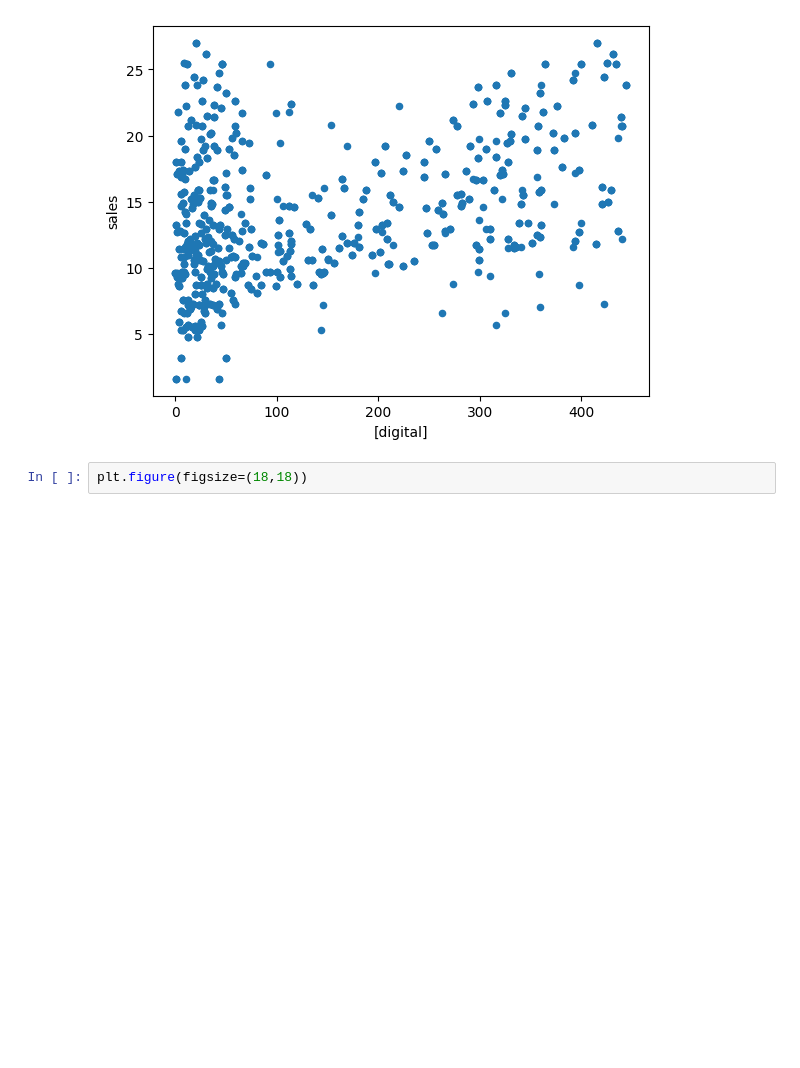
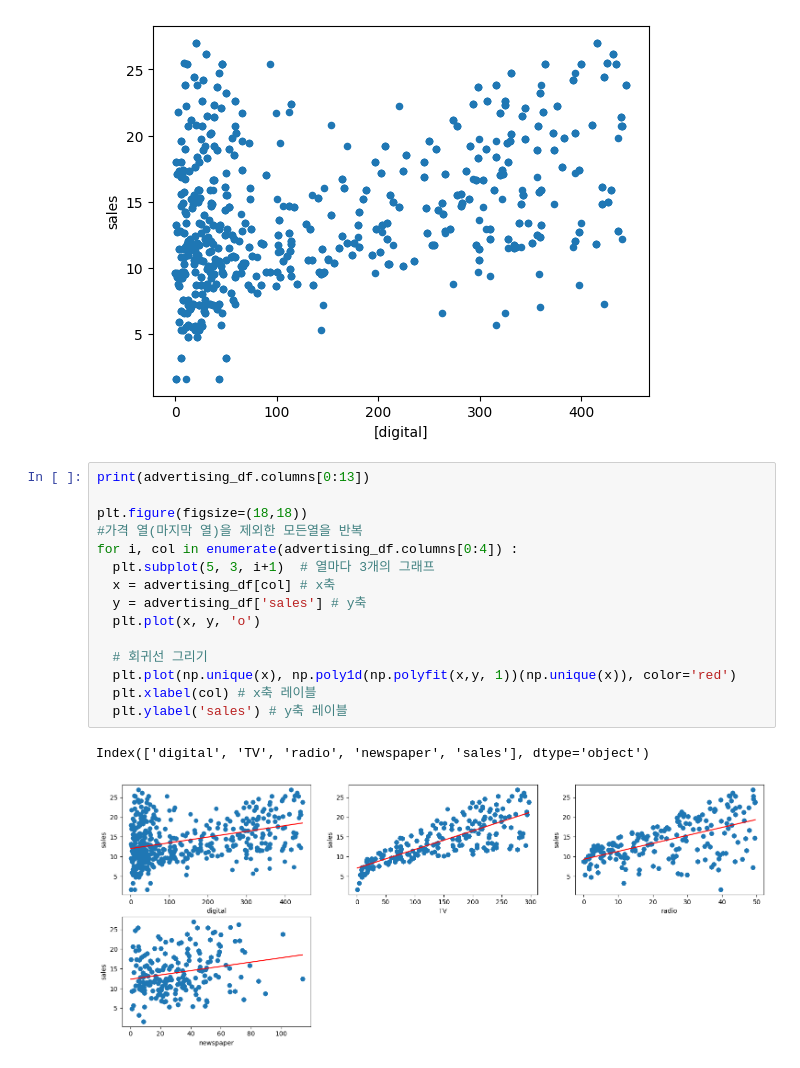
Before and after one commit to ingabLee/MyCodes, a Jupyter notebook: Advertising_Model.ipynb, the cells around one changed output. Cells and saved outputs as stored; diff of their text form; blank space fills up the shorter version.

```diff
--- a/Advertising_Model.ipynb
+++ b/Advertising_Model.ipynb
@@ -78,5 +78,21 @@ advertising_df.plot(kind='scatter', x=['digital'], y='sales')  # 산점도
 # %% [output]
 <Axes: xlabel='[digital]', ylabel='sales'>
 [figure]
-# %%
-plt.figure(figsize=(18,18))
+# %%
+print(advertising_df.columns[0:13])
+
+plt.figure(figsize=(18,18))
+#가격 열(마지막 열)을 제외한 모든열을 반복
+for i, col in enumerate(advertising_df.columns[0:4]) :
+  plt.subplot(5, 3, i+1)  # 열마다 3개의 그래프
+  x = advertising_df[col] # x축
+  y = advertising_df['sales'] # y축
+  plt.plot(x, y, 'o')
+
+  # 회귀선 그리기
+  plt.plot(np.unique(x), np.poly1d(np.polyfit(x,y, 1))(np.unique(x)), color='red')
+  plt.xlabel(col) # x축 레이블
+  plt.ylabel('sales') # y축 레이블
+# %% [output]
+Index(['digital', 'TV', 'radio', 'newspaper', 'sales'], dtype='object')
+[figure, added]
```
